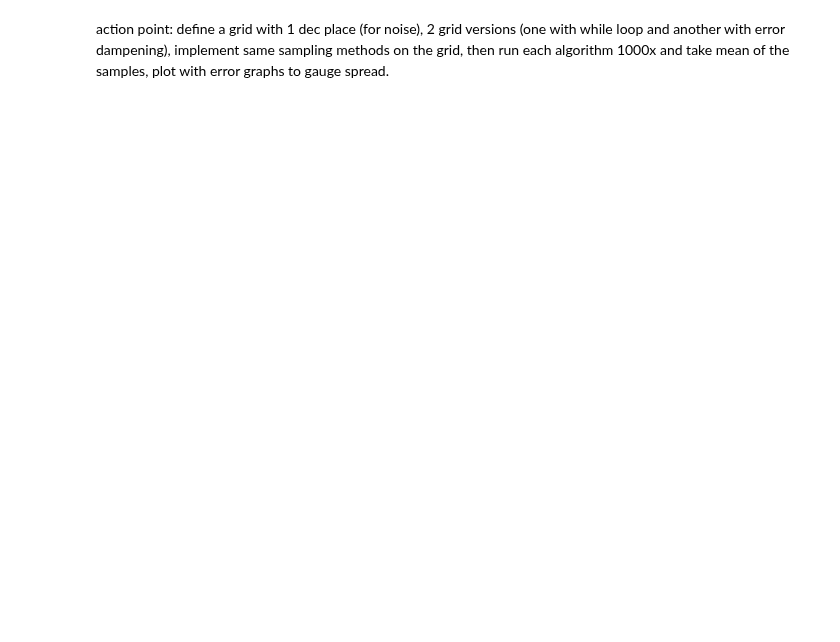
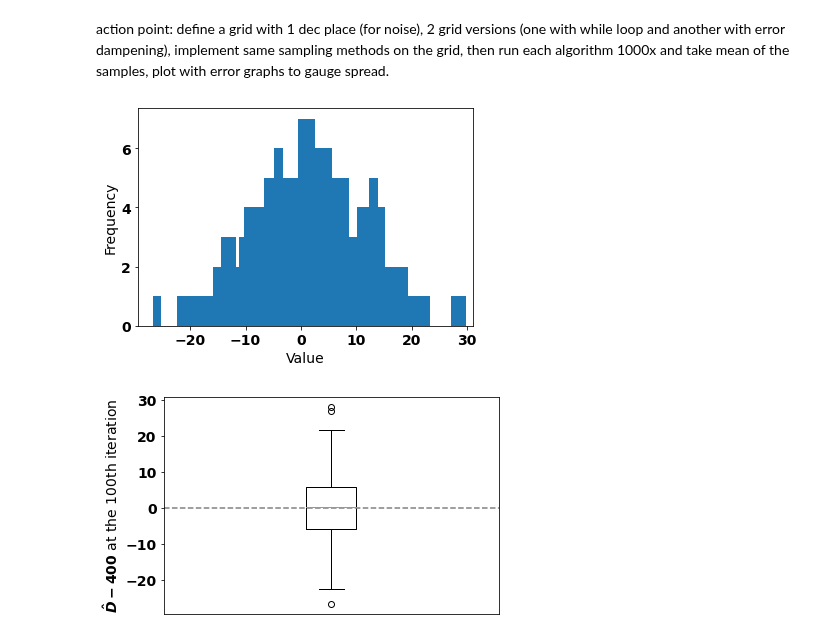
Before and after one commit to mustafa-majid-uu/curvefit_sampling, a Jupyter notebook: ex_U.ipynb, the cells around one changed output. Drawn from its saved outputs; the diff is of its cells as text; code cells hidden in the pictures; blank space fills up the shorter version.

```diff
--- a/ex_U.ipynb
+++ b/ex_U.ipynb
@@ -410,5 +380,25 @@ with open(file_path, 'wb') as f:
 file_path = os.path.join(folder_path, "Dhat_lists.pkl")
 with open(file_path, 'wb') as f:
     pickle.dump(Dhat_arr_lst, f)
+# %%
+plt.figure(23)
+indices = list(range(len(diffat100)))
+
+#plt.scatter(indices, diffat100)
+plt.hist(diffat100, bins=len(diffat100), width = 1.5)
+plt.xlabel('Value')
+#plt.xlim(min(diffat100), max(diffat100))
+plt.ylabel('Frequency')
+
+plt.figure(25)
+plt.boxplot(diffat100)
+
+plt.ylabel('$\hat{D}-400$ at the 100th iteration')
+plt.xticks([], [])
+plt.axhline(y=(0), color='gray', linestyle='--')
+plt.show()
+# %% [output]
+[figure, added]
+[figure, added]
 # %%
 numbers = []
```
Also changed, not shown: parts of 8 cells of this notebook, 12 other files.
